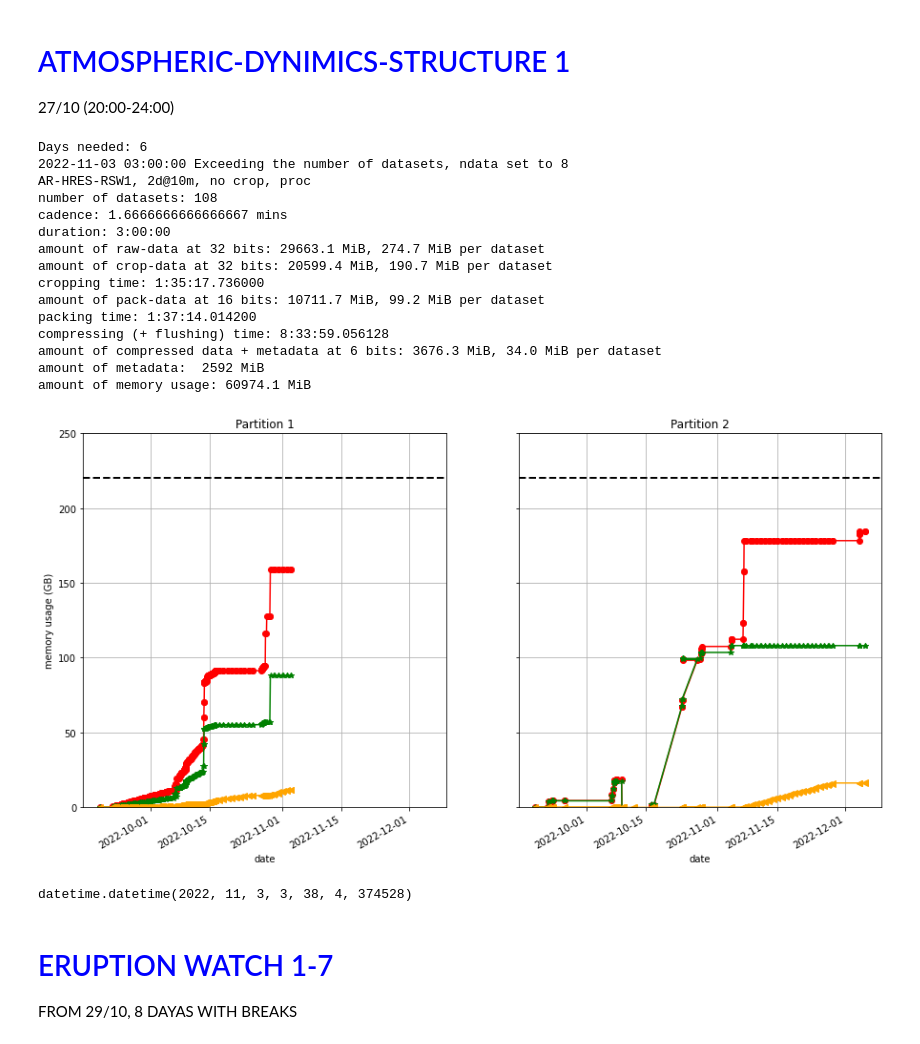
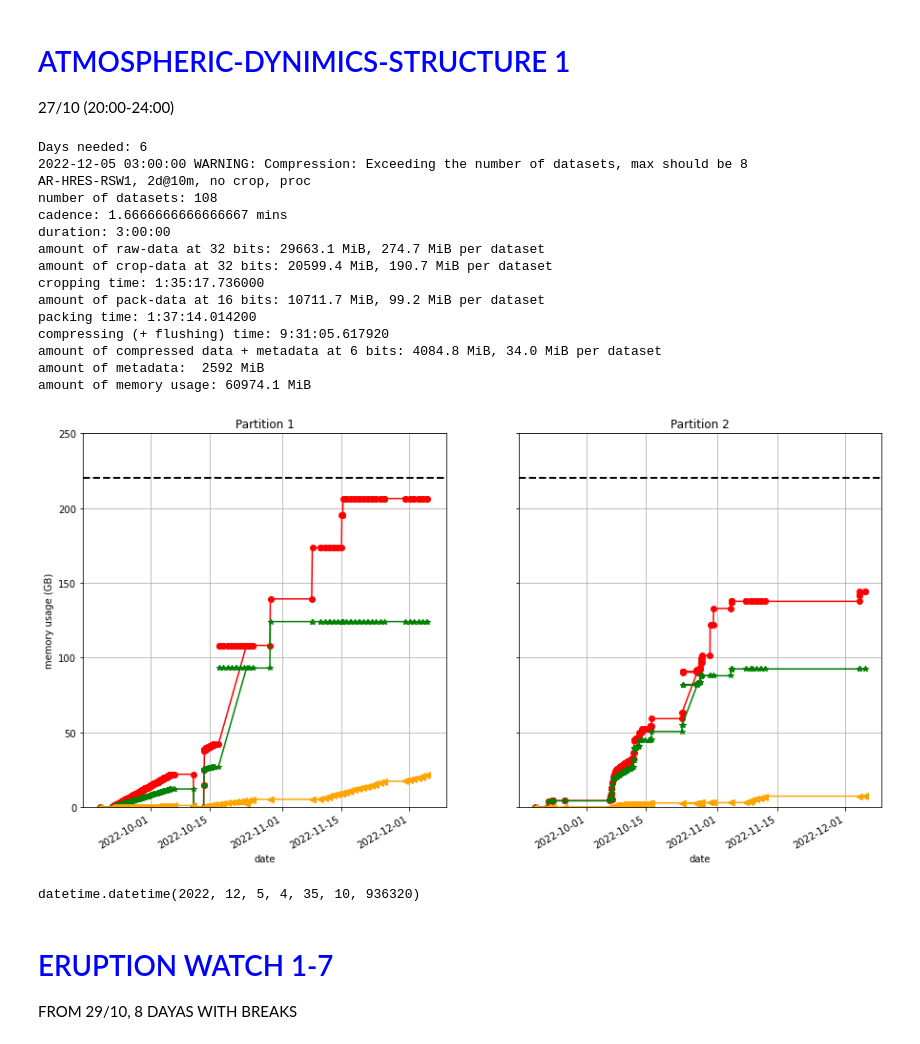
Before and after one commit to dcalc/PHI_TMtool, a Jupyter notebook: NMP1_RSW456_new.ipynb, the cells around one changed output. Saved outputs shown, nothing was run; the diff lists cells and outputs as text; code cells hidden in the pictures.

```diff
--- a/NMP1_RSW456_new.ipynb
+++ b/NMP1_RSW456_new.ipynb
@@ -765,7 +768,7 @@ all raw, crop 1536x1536
 # %%
 t0 = DT.fromisoformat('2022-10-17T00:00:00')
 t1 = DT.fromisoformat('2022-10-27T00:00:00')
-i = 2
+i = 1
 Nraw = 24*7 - 9 # 3 WOLs
 crop = 1536
 
@@ -775,7 +778,7 @@ crop = 1536
 ALr = PHI_MODE('HRT')
 kw = ALr.observation(t0,Nraw,cadence=60,shape=(2048,2048,4,6)); PHI.saving(i,**kw)
 ALc = PHI_MODE('HRT')
-kw = ALc.observation(kw['end'],245-Nraw,cadence=60,shape=(2048,crop,4,6)); PHI.saving(i,**kw)
+kw = ALc.observation(kw['end'],245-Nraw,cadence=60,shape=(2048,crop,4,6)); PHI.saving(2,**kw)
 
 
 # kw = ALp.processing(DT(2022,10,17,19,0,0),ndata=4,partialStore=0x00,nout=5,level='raw',); PHI.saving(i,**kw)
@@ -815,12 +818,12 @@ kw = ALc.observation(kw['end'],245-Nraw,cadence=60,shape=(2048,crop,4,6)); PHI.s
 
 # printp(ALp,label='AR Long Term, no crop, proc')
 
-kw = ALc.cropping(DT(2022,11,7,5,0,0),[crop,crop],ndata=-1,level='raw'); PHI.saving(i,**kw)
-kw = ALc.packing(DT(2022,11,7,0,0),ndata=-1,level='raw.crop',); PHI.saving(i,**kw)
-kw = ALr.packing(kw['end'],ndata=-1,level='raw',); PHI.saving(i,**kw)
-ALc, kw = flush_many([max_flush,max_flush],40.5,ALc,DT(2022,11,8,18,0,0),6,-1,'raw.pack',i)
+kw = ALc.cropping(DT(2022,10,30,5,0,0),[crop,crop],ndata=-1,level='raw'); PHI.saving(2,**kw)
+kw = ALc.packing(DT(2022,10,31,0,0),ndata=-1,level='raw.crop',); PHI.saving(2,**kw)
+kw = ALr.packing(DT(2022,11,8,0,0),ndata=-1,level='raw',); PHI.saving(i,**kw)
+ALc, kw = flush_many([max_flush,max_flush],40.5,ALc,DT(2022,11,8,18,0,0),6,-1,'raw.pack',2)
 tF = ALc.compr.pack.end + TD(days=1)
-ALr, kw = flush_many([max_flush,max_flush],72,ALr,tF,6,-1,'raw.pack',i)
+ALr, kw = flush_many([max_flush,max_flush],72,ALr,DT(2022,11,10,0,0),6,-1,'raw.pack',i)
 tF = ALr.compr.pack.end + TD(days=1)
 # kw = ALr.compressing(kw['end'],ndata=-1,nbits=6,level='raw.pack'); PHI.saving(i,**kw)
 
@@ -894,43 +921,43 @@ amount of memory usage: 3326.4 MiB
 # %%
 t0 = DT.fromisoformat('2022-10-29T03:00:00')
 t1 = DT.fromisoformat('2022-10-29T06:00:00')
 i = 1
 crop = 1408
 
 ADS1 = PHI_MODE('HRT')
 kw = ADS1.observation(t0,t1,cadence=100/60,shape=(2048,crop,4,6)); PHI.saving(i,**kw)
 # kw = ADS1.cropping(t0,[1024,1024],ndata=-1,level='raw'); PHI.saving(i,**kw)
 # kw = ADS1.packing(kw['end'],ndata=-1,level='raw.crop',); PHI.saving(i,**kw)
 # kw = ADS1.compressing(kw['end'],ndata=-1,nbits=6,level='raw.pack'); PHI.saving(i,**kw)
 
-kw = ADS1.cropping(DT(2022,10,28,1,0,0),[crop,crop],ndata=-1,level='raw'); PHI.saving(i,**kw)
-kw = ADS1.packing(DT(2022,10,28,8,0,0),ndata=-1,level='raw.crop',); PHI.saving(i,**kw)
+kw = ADS1.cropping(DT(2022,11,15,1,0,0),[crop,crop],ndata=-1,level='raw'); PHI.saving(i,**kw)
+kw = ADS1.packing(DT(2022,11,15,8,0,0),ndata=-1,level='raw.crop',); PHI.saving(i,**kw)
 
 
-ADS1, kw = flush_many([880,880],40.5,ADS1,DT(2022,10,29,0,0,0),6,-1,'raw.pack',i)
+ADS1, kw = flush_many([880,880],40.5,ADS1,DT(2022,11,30,0,0,0),6,-1,'raw.pack',i)
 printp(ADS1,label='AR-HRES-RSW1, 2d@10m, no crop, proc')
 plot_tot(PHI,ylim=(0,250),time_ord=True)
 # %% [output]
 Days needed: 6
-2022-11-03 03:00:00 Exceeding the number of datasets, ndata set to 8
+2022-12-05 03:00:00 WARNING: Compression: Exceeding the number of datasets, max should be 8
 AR-HRES-RSW1, 2d@10m, no crop, proc
 number of datasets: 108
 cadence: 1.6666666666666667 mins
 duration: 3:00:00
 amount of raw-data at 32 bits: 29663.1 MiB, 274.7 MiB per dataset
 amount of crop-data at 32 bits: 20599.4 MiB, 190.7 MiB per dataset
 cropping time: 1:35:17.736000
 amount of pack-data at 16 bits: 10711.7 MiB, 99.2 MiB per dataset
 packing time: 1:37:14.014200
-compressing (+ flushing) time: 8:33:59.056128
-amount of compressed data + metadata at 6 bits: 3676.3 MiB, 34.0 MiB per dataset
+compressing (+ flushing) time: 9:31:05.617920
+amount of compressed data + metadata at 6 bits: 4084.8 MiB, 34.0 MiB per dataset
 amount of metadata:  2592 MiB
 amount of memory usage: 60974.1 MiB
-[figure, old version]
+[figure, new version]
 # %%
 ADS1.compr.pack.end
 # %% [output]
-datetime.datetime(2022, 11, 3, 3, 38, 4, 374528)
+datetime.datetime(2022, 12, 5, 4, 35, 10, 936320)
 # %% [markdown]
 # <span style="color:blue">ERUPTION WATCH 1-7</span> <br>
 FROM 29/10, 8 DAYAS WITH BREAKS
```
Also changed, not shown: parts of 36 cells of this notebook, 5 other files.
